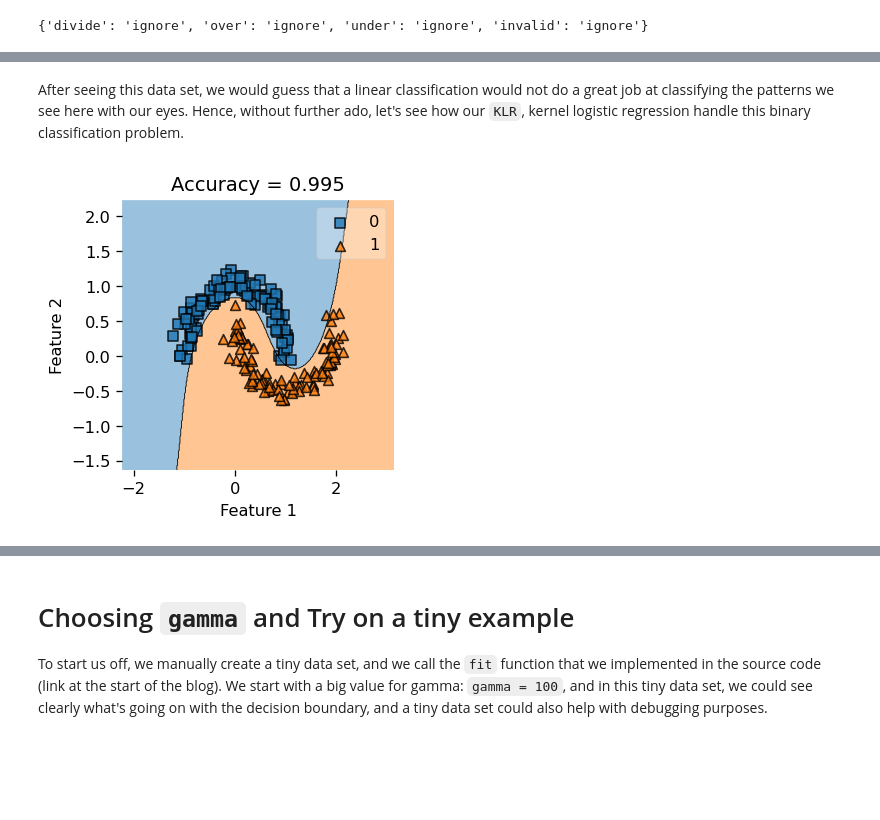
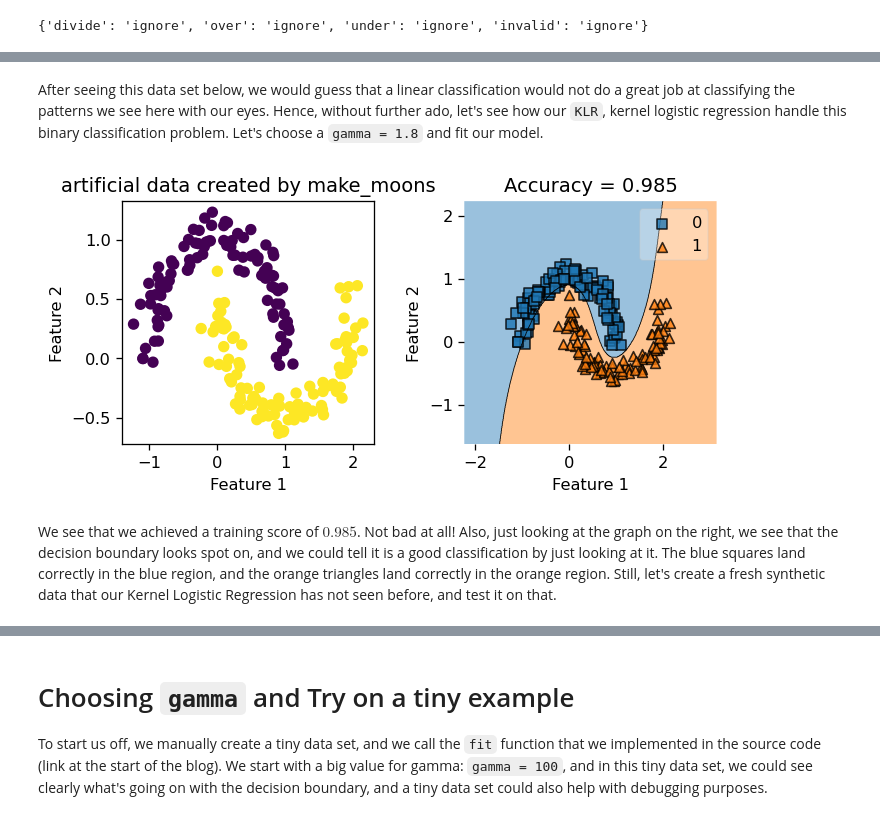
Before and after one commit to Xianzhiwang1/CS0451-page-site, a Jupyter notebook: posts/my-blog-post-03-kernel-logistic/index.ipynb, the cells around one changed output, grey strips where cells are left out. Cells and saved outputs as stored; diff of their text form; code cells hidden in the pictures; blank space fills up the shorter version.

```diff
--- a/posts/my-blog-post-03-kernel-logistic/index.ipynb
+++ b/posts/my-blog-post-03-kernel-logistic/index.ipynb
@@ -46,7 +46,7 @@ First, let's import some libraries, and let's create an artificial data set that
 # from sklearn.datasets import make_blobs
 from sklearn.datasets import make_moons, make_circles, make_blobs, make_biclusters, make_classification
 from matplotlib import pyplot as plt
-plt.rcParams["figure.figsize"] = (3,3)
+plt.rcParams["figure.figsize"] = (6,3)
 plt.rcParams['figure.dpi'] = 117
 plt.rcParams['savefig.dpi'] = 78
 import numpy as np
@@ -61,6 +61,4 @@ First, we use `make_moons` from `sklearn.datasets` to generate some artificial d
 # %%
 from sklearn.metrics.pairwise import rbf_kernel
 from kernel_logistic import KLR
-X, y = make_moons(200, shuffle = True, noise = 0.1)
-plt.scatter(X[:,0], X[:,1], c = y)
-labels = plt.gca().set(xlabel = "Feature 1", ylabel = "Feature 2")
+X_moon, y_moon = make_moons(200, shuffle = True, noise = 0.1)
@@ -69,13 +65,12 @@ labels = plt.gca().set(xlabel = "Feature 1", ylabel = "Feature 2")
 # %% [markdown]
-After seeing this data set, we would guess that a linear classification would not do a great job at classifying the patterns we see here with our eyes. Hence, without further ado, let's see how our `KLR`, kernel logistic regression handle this binary classification problem.
+After seeing this data set below, we would guess that a linear classification would not do a great job at classifying the patterns we see here with our eyes. Hence, without further ado, let's see how our `KLR`, kernel logistic regression handle this binary classification problem. Let's choose a `gamma = 1.8` and fit our model.
-# %%
-from kernel_logistic import KLR
-KLR = KLR(rbf_kernel, gamma = 1.8)
-KLR.fit(X, y)
-plot_decision_regions(X, y, clf = KLR)
-mypredict = KLR.predict(X)
-title = plt.gca().set(title = f"Accuracy = {(mypredict == y).mean()}",
-                      xlabel = "Feature 1",
-                      ylabel = "Feature 2")
-# %% [output]
-[figure, removed]
+# %%
+from kernel_logistic import KLR
+KLR5 = KLR(rbf_kernel, gamma = 1.8)
+KLR5.fit(X_moon, y_moon)
+# %%
+KLR5.my_plot(X_moon, y_moon, "make_moons")
+# %% [output]
+[figure, added]
+# %% [markdown]
+We see that we achieved a training score of $0.985$. Not bad at all! Also, just looking at the graph on the right, we see that the decision boundary looks spot on, and we could tell it is a good classification by just looking at it. The blue squares land correctly in the blue region, and the orange triangles land correctly in the orange region. Still, let's create a fresh synthetic data that our Kernel Logistic Regression has not seen before, and test it on that.
```
Also changed, not shown: parts of 21 cells of this notebook, 19 other files.
